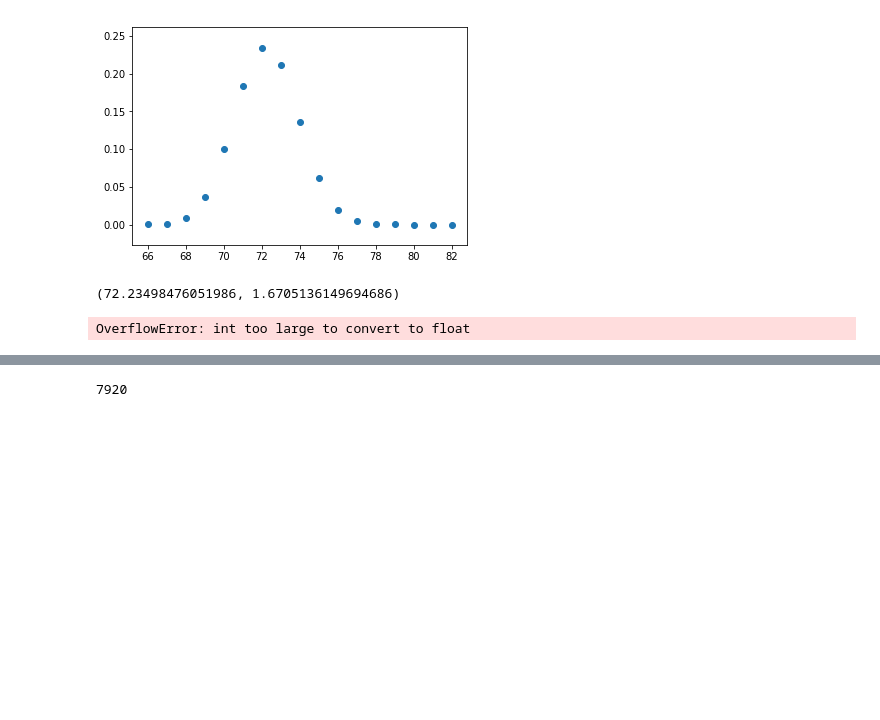
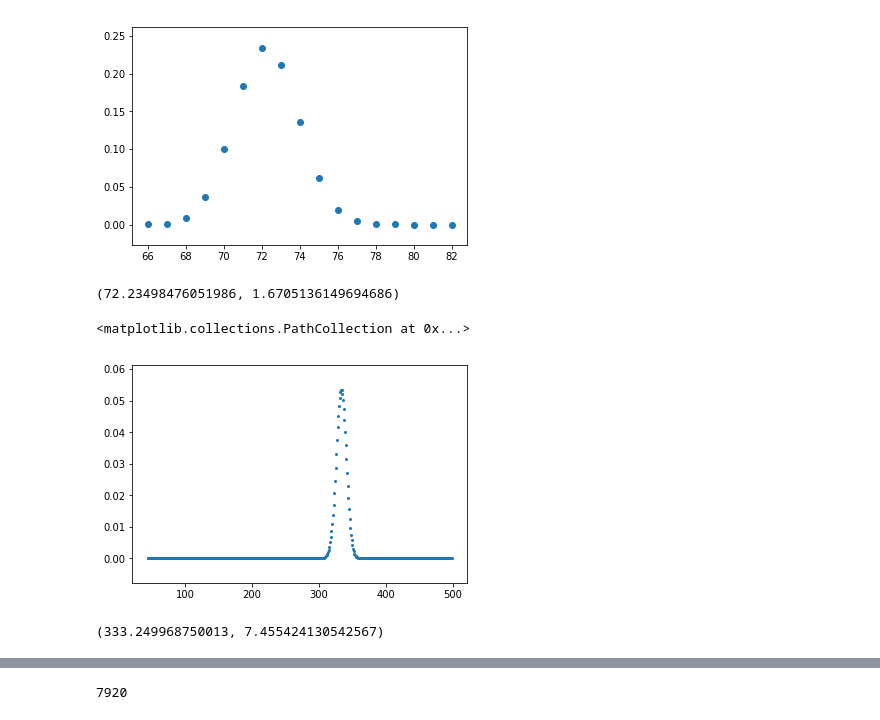
Before and after one commit to SantiagoBeltran/Tarea2FE, a Jupyter notebook: Tarea 2.ipynb, the cells around one changed output, grey strips where cells are left out. Saved outputs shown, nothing was run; the diff lists cells and outputs as text; code cells hidden in the pictures; blank space fills up the shorter version.

```diff
--- a/Tarea 2.ipynb
+++ b/Tarea 2.ipynb
@@ -204,14 +204,23 @@ N3=1000
 n3=np.arange(N3)
 d=factorial(1000)
 def proba3(n1,n,s):
-    proba=np.zeros(len(n1))
+    proba=[]
     for i in range(len(n1)):
         if n1[i]>=s and n1[i]<(n+s)/2:
-            proba[i]=factorial(n)//factorial(n1[i]-s)*(1/3)**n
-            proba[i]=proba[i]/float(factorial(n+s-2*n1[i])*factorial(n1[i]))
+            nuevo=factorial(n)//(factorial(n1[i]-s)*factorial(n+s-2*n1[i])*factorial(n1[i]))
+
         else:
-            proba[i]=0
+            nuevo=0
+        proba.append(nuevo)
     return proba
-proba3(n3,N3, 0)
+G=np.array(proba3(n3,N3, 0))/(np.sum(np.array(proba3(n3,N3, 0))))
-# %% [output]
-OverflowError: int too large to convert to float
+# %%
+plt.figure()
+plt.scatter(n3[G!=0],G[G!=0], s=4)
+# %% [output]
+<matplotlib.collections.PathCollection at 0x...>
+[figure, added]
+# %%
+promedio(n3, G), sigma(n3, G)
+# %% [output]
+(333.249968750013, 7.455424130542567)
```
Also changed, not shown: parts of 14 cells of this notebook.
